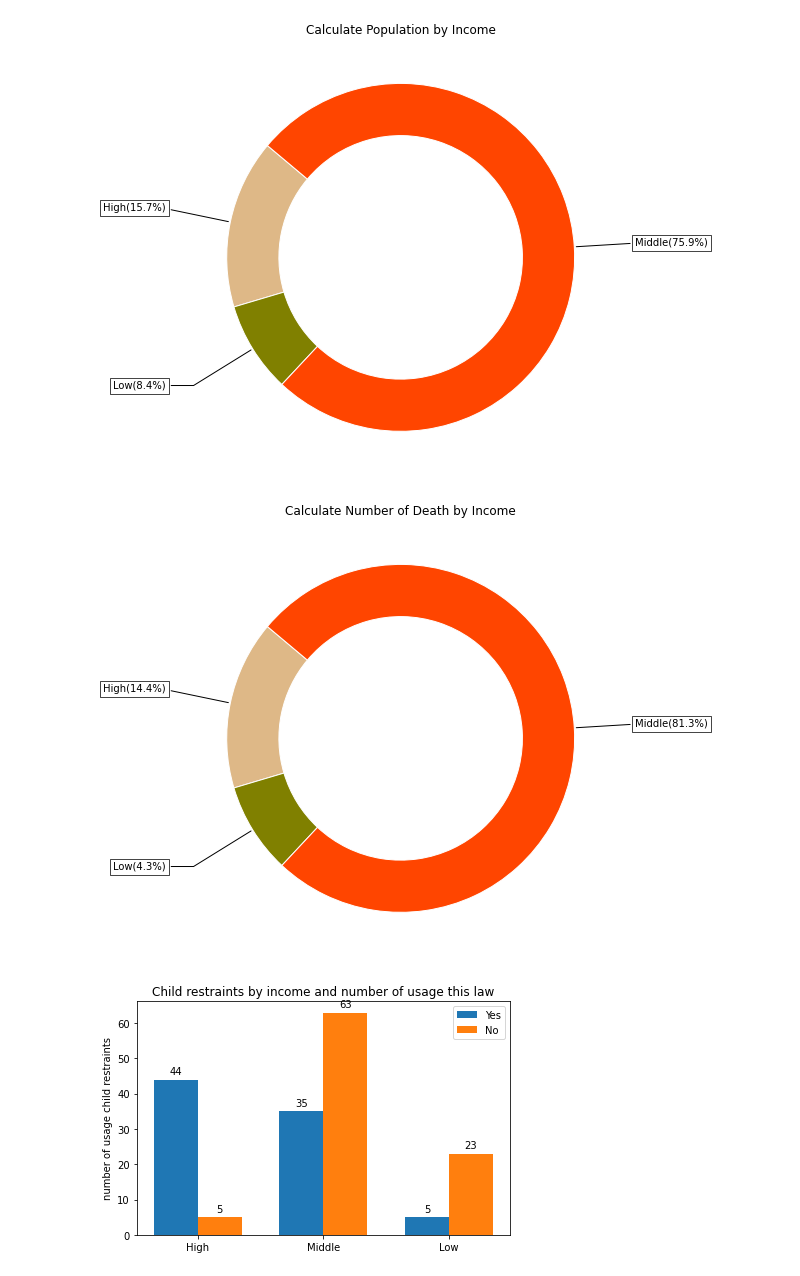
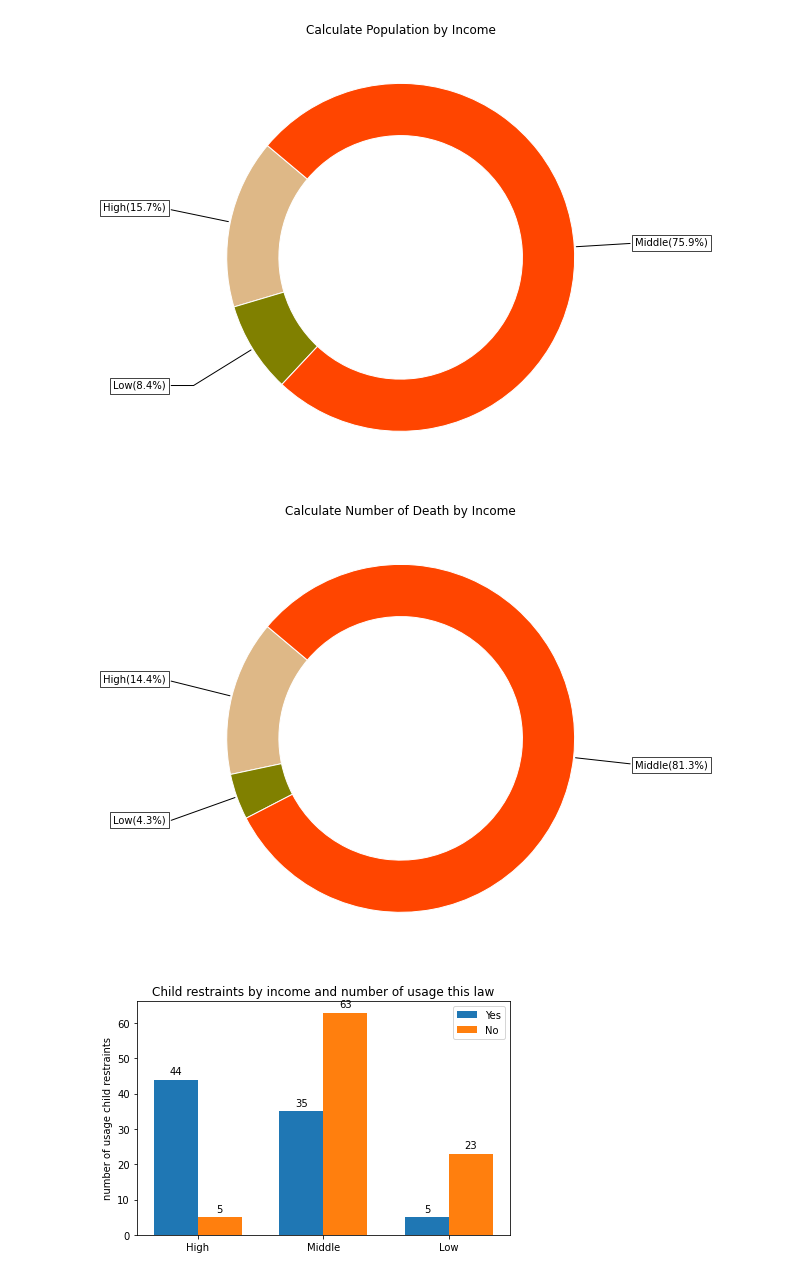
Before and after one commit to cyrusauyeungc/Project_01, a Jupyter notebook: notebooks/main_parastoo.ipynb, the cells around one changed output. Saved outputs shown, nothing was run; the diff lists cells and outputs as text; code cells hidden in the pictures.

```diff
--- a/main_parastoo.ipynb
+++ b/notebooks/main_parastoo.ipynb
@@ -313,35 +313,35 @@ plt.show()
 # DounutPlot to calculate number of death by income
 fig, ax = plt.subplots(figsize=(8, 8), subplot_kw=dict(aspect="equal"))
 
 recipe = ["High(14.4%)",
           "Low(4.3%)",
           "Middle(81.3%)",
           ]
 
-data = df_raw_type.groupby("Income levelc")["Population numbers for 2016a"].sum()
+data = df_raw_type.groupby("Income levelc")["Reported number of road traffic deaths"].sum()
 colors = ["burlywood", "olive", "orangered"]
 wedges, texts = ax.pie(data, wedgeprops=dict(width=0.5), startangle=140,colors=colors)
 
 bbox_props = dict(boxstyle="square,pad=0.3", fc="w", ec="k", lw=0.72)
 kw = dict(arrowprops=dict(arrowstyle="-"),
           bbox=bbox_props, zorder=0, va="center")
 plt.setp( wedges, width=0.3, edgecolor='white')
 
 for i, p in enumerate(wedges):
     ang = (p.theta2 - p.theta1)/2. + p.theta1
     y = np.sin(np.deg2rad(ang))
     x = np.cos(np.deg2rad(ang))
     horizontalalignment = {-1: "right", 1: "left"}[int(np.sign(x))]
     connectionstyle = "angle,angleA=0,angleB={}".format(ang)
     kw["arrowprops"].update({"connectionstyle": connectionstyle})
     ax.annotate(recipe[i], xy=(x, y), xytext=(1.35*np.sign(x), 1.4*y),
                 horizontalalignment=horizontalalignment, **kw)
 
 ax.set_title("Calculate Number of Death by Income",fontsize=12)
 plt.savefig("output_data/piechart_deathsbyincome.png")
 plt.show()
 # %% [output]
-[figure, old version]
+[figure, new version]
 # %%
 # Bar chart to present income levels and child restraints
 labels = ['High', 'Middle', 'Low']
```
Also changed, not shown: parts of 1 cell of this notebook, 4 other files.
